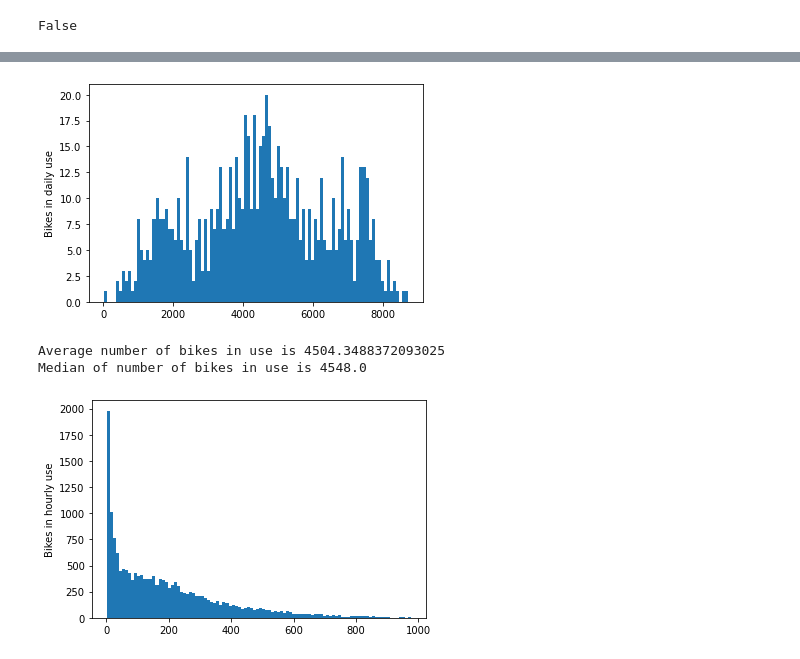
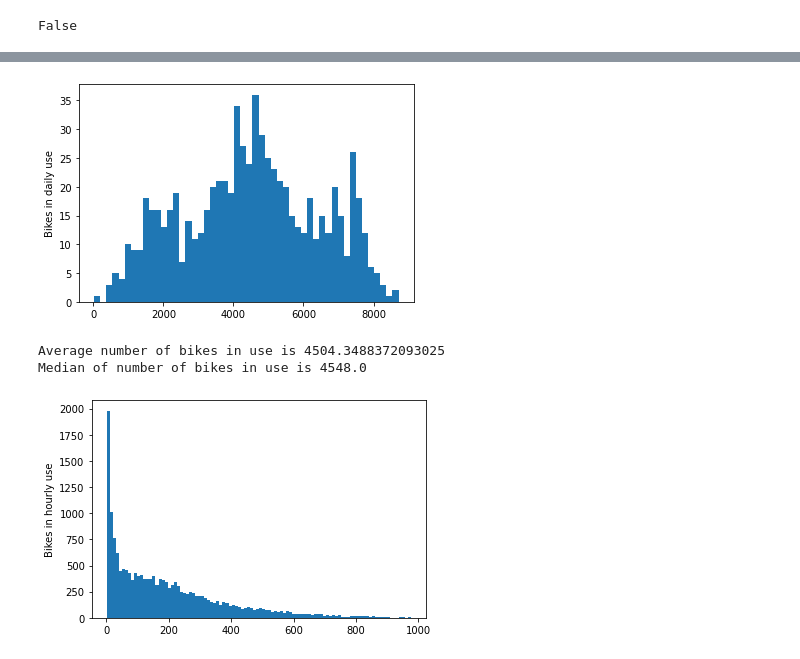
Before and after one commit to Zygfrydiens/Bike, a Jupyter notebook: Untitled.ipynb, the cells around one changed output, grey strips where cells are left out. Drawn from its saved outputs; the diff is of its cells as text; code cells hidden in the pictures.

```diff
--- a/Untitled.ipynb
+++ b/Untitled.ipynb
@@ -87,10 +79,10 @@ for combination in columns_combinations:
 # %%
-plt.hist(df2['cnt'], bins=100)
+plt.hist(df2['cnt'], bins=50)
 plt.ylabel('Bikes in daily use')
 plt.show()
 print("Average number of bikes in use is {} \nMedian of number of bikes in use is".format(df2['cnt'].mean()), df2['cnt'].median())
 # %% [output]
-[figure, old version]
+[figure, new version]
 Average number of bikes in use is 4504.3488372093025
 Median of number of bikes in use is 4548.0
 # %%
```
Also changed, not shown: parts of 49 cells of this notebook.
